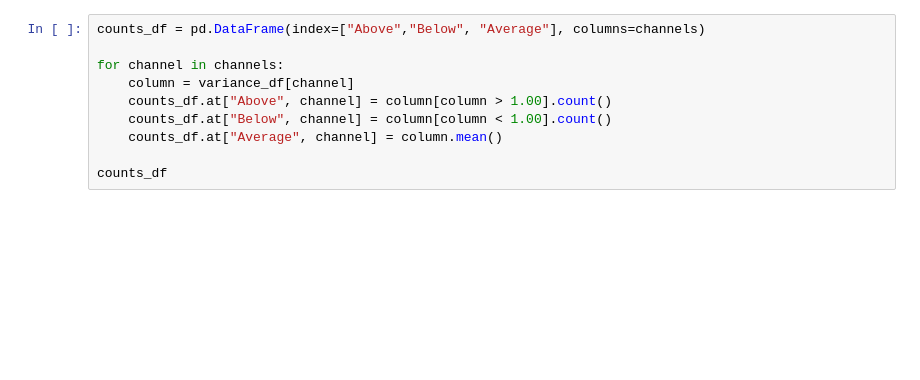
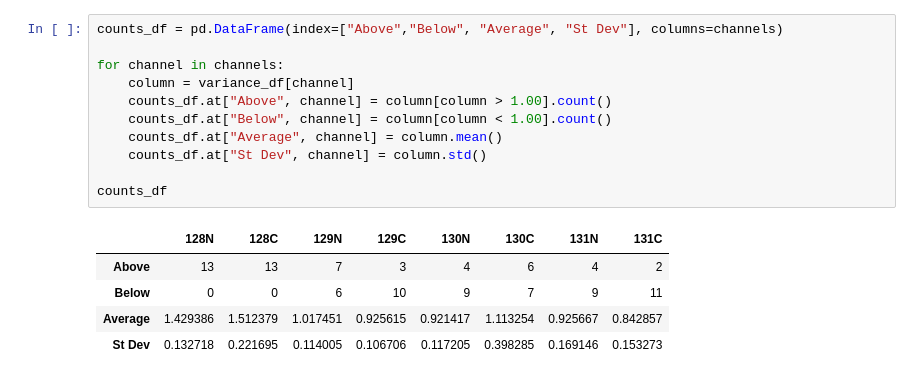
Before and after one commit to PayneLab/TMT_QC, a Jupyter notebook: Variance from Median.ipynb, the cells around one changed output. Drawn from its saved outputs; the diff is of its cells as text; blank space fills up the shorter version.

```diff
--- a/Variance from Median.ipynb
+++ b/Variance from Median.ipynb
@@ -144,10 +178,17 @@ variance_df
 # %%
-counts_df = pd.DataFrame(index=["Above","Below", "Average"], columns=channels)
+counts_df = pd.DataFrame(index=["Above","Below", "Average", "St Dev"], columns=channels)
 
 for channel in channels:
     column = variance_df[channel]
     counts_df.at["Above", channel] = column[column > 1.00].count()
     counts_df.at["Below", channel] = column[column < 1.00].count()
     counts_df.at["Average", channel] = column.mean()
+    counts_df.at["St Dev", channel] = column.std()
 
 counts_df
+# %% [output]
+|  | 128N | 128C | 129N | 129C | 130N | 130C | 131N | 131C |
+| Above | 13 | 13 | 7 | 3 | 4 | 6 | 4 | 2 |
+| Below | 0 | 0 | 6 | 10 | 9 | 7 | 9 | 11 |
+| Average | 1.429386 | 1.512379 | 1.017451 | 0.925615 | 0.921417 | 1.113254 | 0.925667 | 0.842857 |
+| St Dev | 0.132718 | 0.221695 | 0.114005 | 0.106706 | 0.117205 | 0.398285 | 0.169146 | 0.153273 |
```
Also changed, not shown: parts of 5 cells of this notebook, 17 other files.
